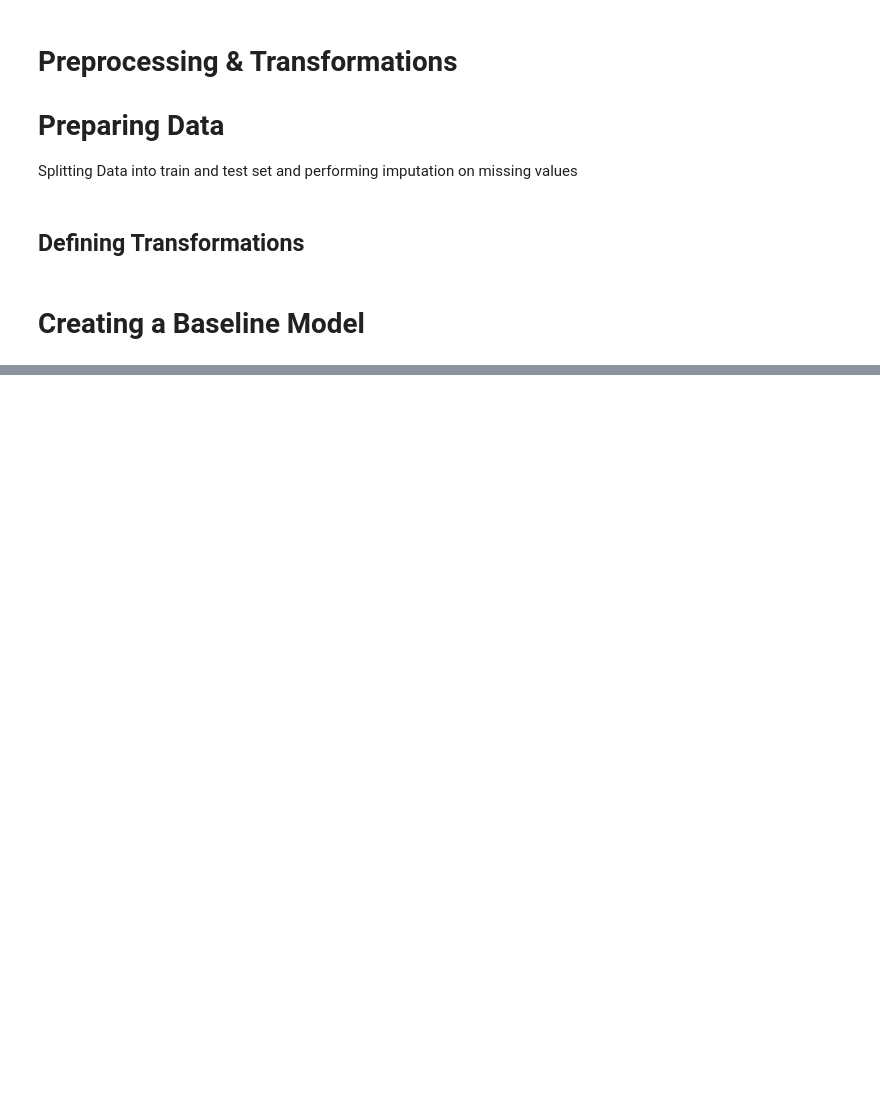
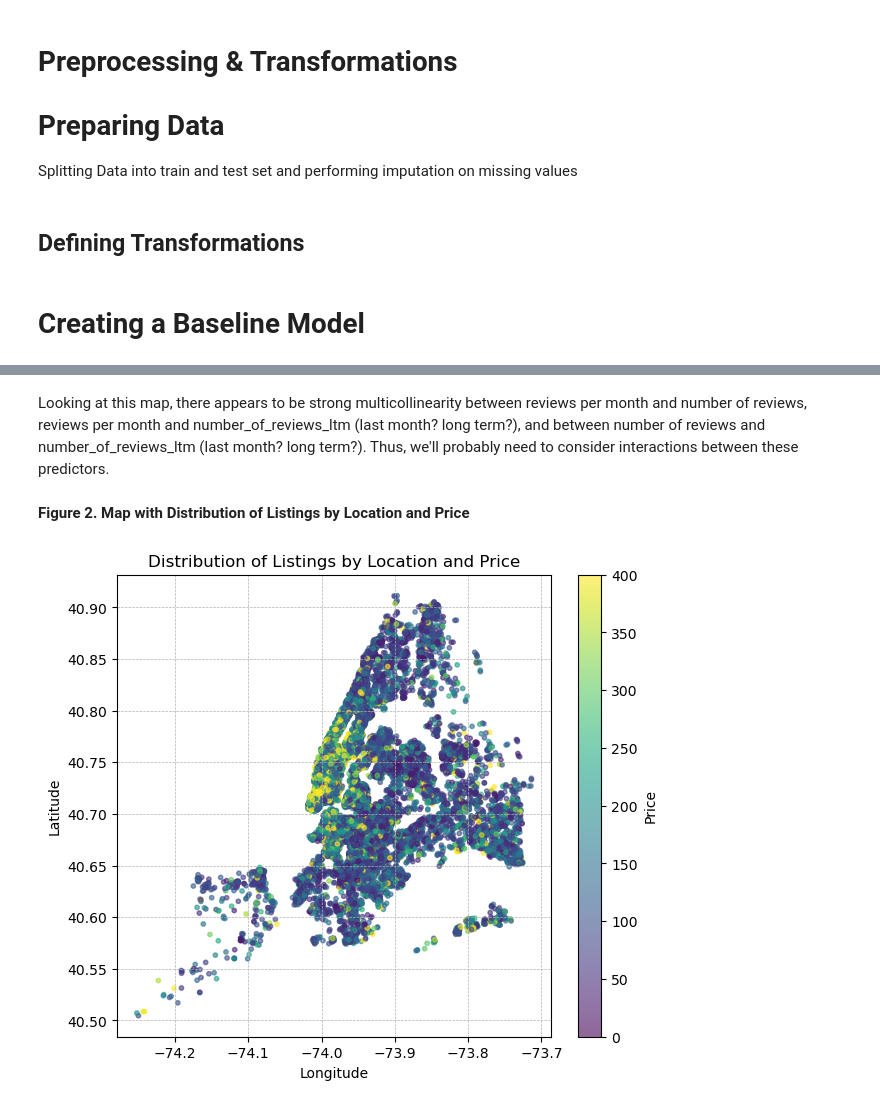
Before and after one commit to DSCI-310-2024/DSCI_310_Group_9_NY-airbnb-analysis, a Jupyter notebook: src/eda.ipynb, the cells around one changed output, grey strips where cells are left out. Drawn from its saved outputs; the diff is of its cells as text; code cells hidden in the pictures; blank space fills up the shorter version.

Commit message:
merged both versions of milestone_1.ipynb

```diff
--- a/src/eda.ipynb
+++ b/src/eda.ipynb
@@ -301,0 +592,20 @@ f'Test Score is: {pipe.score(X_train, y_train)}'
+# %% [markdown]
+Looking at this map, there appears to be strong multicollinearity between reviews per month and number of reviews, reviews per month and number_of_reviews_ltm (last month? long term?), and between number of reviews and number_of_reviews_ltm (last month? long term?). Thus, we'll probably need to consider interactions between these predictors.
+# %% [markdown]
+**Figure 2. Map with Distribution of Listings by Location and Price**
+# %%
+plt.figure(figsize=(7, 6))
+
+# Setting color limits to more typical range, e.g., 0 to 400
+# Adjust these values based on your specific dataset and its distribution
+vmin, vmax = 0, 400
+
+sc = plt.scatter(train_df['longitude'], train_df['latitude'], c=train_df['price'], cmap='viridis', s=10, alpha=0.6, vmin=vmin, vmax=vmax)
+plt.colorbar(sc, label='Price')
+plt.xlabel('Longitude')
+plt.ylabel('Latitude')
+plt.title('Distribution of Listings by Location and Price')
+plt.grid(True, which='both', linestyle='--', linewidth=0.5)
+plt.show()
+# %% [output]
+[figure, added]
```
Also changed, not shown: parts of 45 cells of this notebook, 1 other file.
